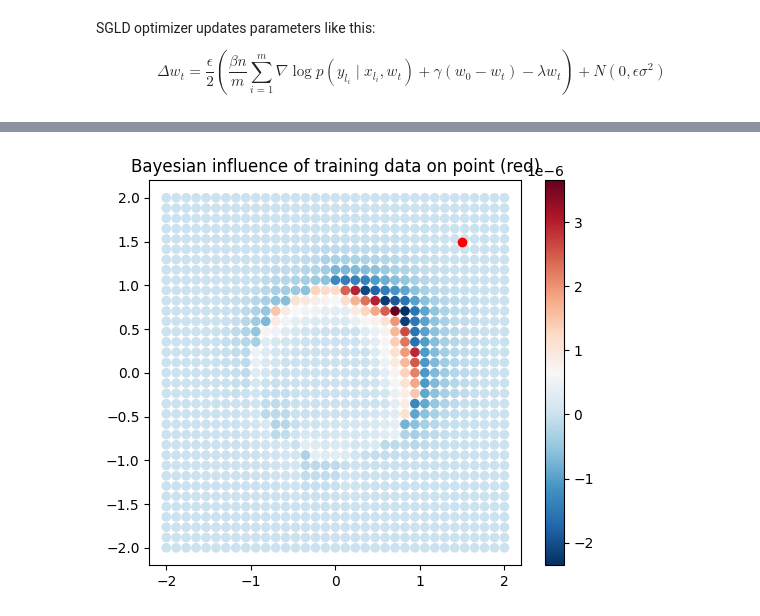
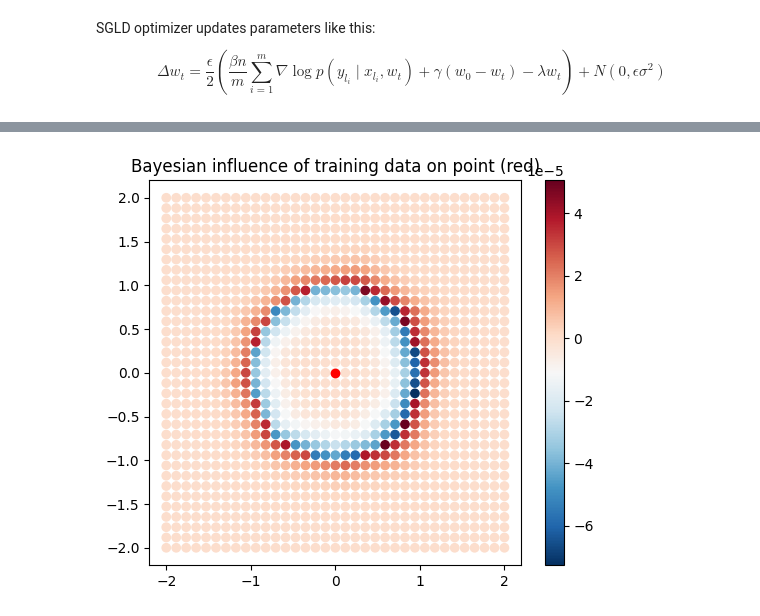
Before and after one commit to blab/sequence-vaes, a Jupyter notebook: ideas_exploration/BIF.ipynb, the cells around one changed output, grey strips where cells are left out. Saved outputs shown, nothing was run; the diff lists cells and outputs as text; code cells hidden in the pictures.

Commit message:
influence function done for real

```diff
--- a/ideas_exploration/BIF.ipynb
+++ b/ideas_exploration/BIF.ipynb
@@ -346,5 +147,5 @@ plt.show()
 # %%
-TESTX = (1.5,1.5)
+TESTX = (0,0)
 def get_test_pt(point, device="cpu"):
     x1,x2=point
     norm = np.square(x1) + np.square(x2)
@@ -354,14 +155,17 @@ def get_test_pt(point, device="cpu"):
 def evaluate_function(model: nn.Module, data: torch.Tensor, device="cpu") -> EvalResults:
     inputs, outputs = data
     x,y = get_test_pt(TESTX, device=device)
+    train_data, train_labels = gen_synthetic_data(N=35)
+    train_data = train_data.to(device)
+    train_labels = train_labels.to(device)
 
     return {
         "loss": torch.nn.functional.cross_entropy(model(inputs), outputs),
         "obs": torch.tensor(torch.nn.functional.cross_entropy(model(x), y).item()),
-        "loss_vec": torch.nn.functional.cross_entropy(model(inputs), outputs, reduction="none")
+        "loss_vec": torch.nn.functional.cross_entropy(model(train_data), train_labels, reduction="none")
     }
 
-loader = torch.utils.data.DataLoader(list(zip(data,labels)), shuffle=False, batch_size=data.shape[0])
+loader = torch.utils.data.DataLoader(list(zip(data,labels)), shuffle=False, batch_size=6)
 # %%
 test = estimate_bif(
     model=copy.deepcopy(net),
@@ -369,9 +173,9 @@ test = estimate_bif(
     evaluate = evaluate_function,
     num_obs=1,
     device="cpu",
-    num_chains=4,
+    num_chains=6,
     num_draws=200,
-    num_data=data.shape[0],
+    num_data=data.shape[0]
 )
 # %%
 BIF = -test["BIF"]
@@ -379,10 +183,10 @@ BIF = -test["BIF"]
 # %%
 X = data.cpu().numpy()
 fig, arr = plt.subplots(1,1,figsize=(6,5))
 scatter = arr.scatter(X[:,0], X[:,1], c=BIF[:,0], cmap=cm.RdBu_r)
 arr.scatter(TESTX[0], TESTX[1], c="red")
-fig.colorbar(scatter, )
+fig.colorbar(scatter)
 plt.title("Bayesian influence of training data on point (red)")
 plt.show()
 # %% [output]
-[figure, old version]
+[figure, new version]
```
Also changed, not shown: parts of 5 cells of this notebook, 2 other files.
